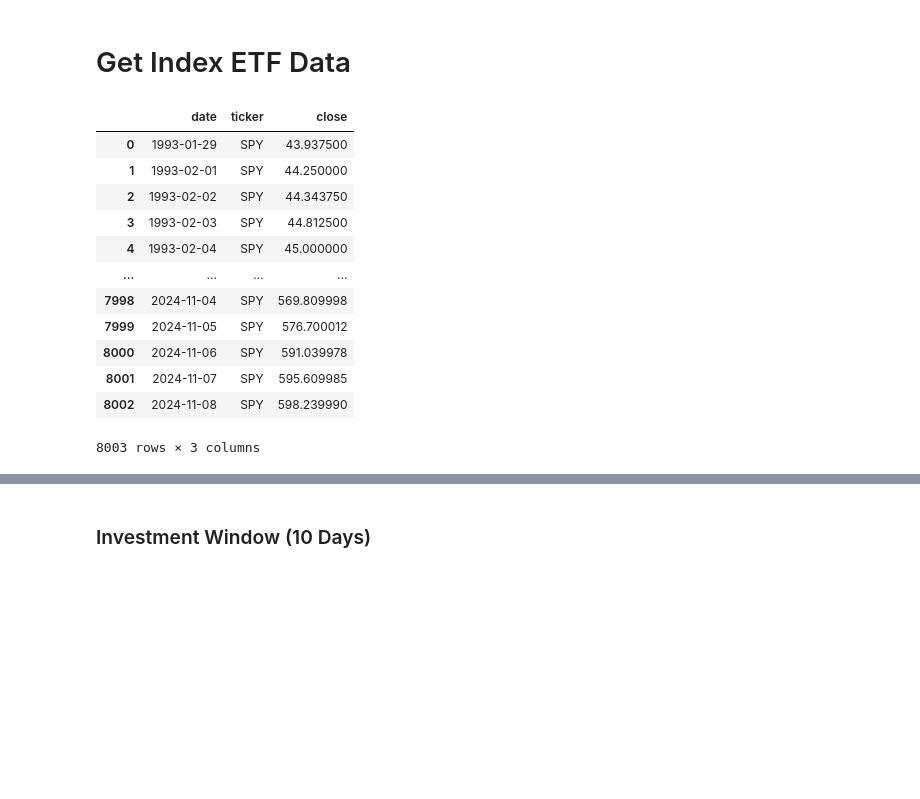
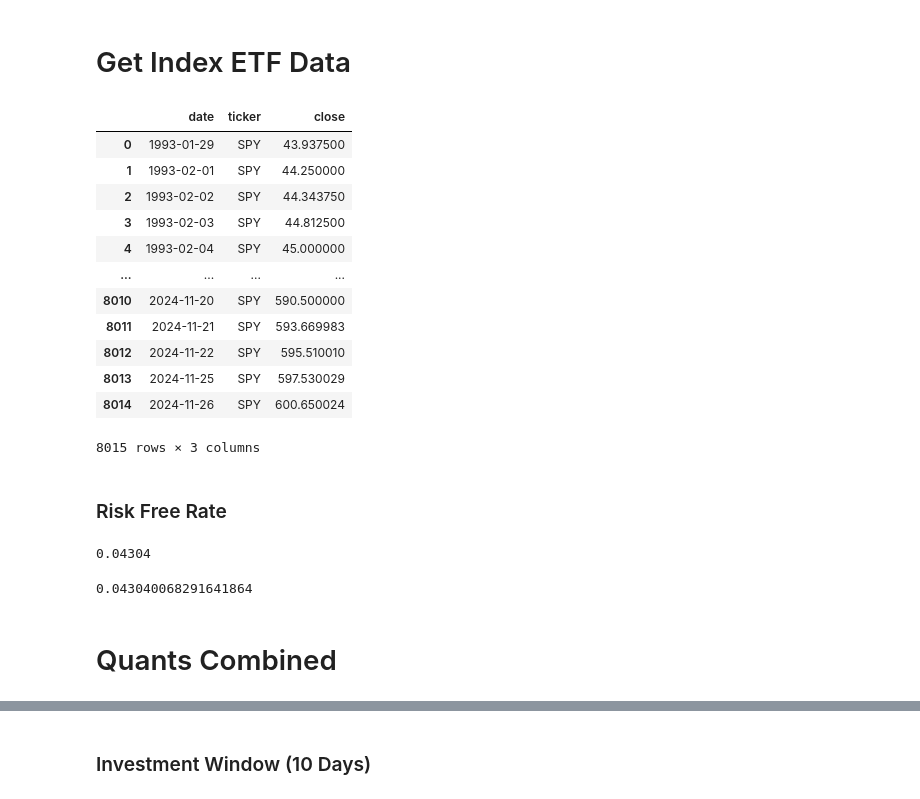
Before and after one commit to will-hill/Ye_Olde_Buy_and_Holde, a Jupyter notebook: Pandas_Expanded.ipynb, the cells around one changed output, grey strips where cells are left out. Saved outputs shown, nothing was run; the diff lists cells and outputs as text; code cells hidden in the pictures; blank space fills up the shorter version.

```diff
--- a/Pandas_Expanded.ipynb
+++ b/Pandas_Expanded.ipynb
@@ -6,38 +4,53 @@ from tqdm import tqdm
 def get_data(tickers: str = None):
     import yfinance as yf
     import pandas as pd
 
     df = yf.download(tickers,
                      period='max',
                      interval='1d',
                      # start="2020-12-01",
                      # end="2023-12-31",
                      group_by="ticker",
                      back_adjust=True,
                      progress=False)
 
     df = df.stack(level=0, future_stack=True).reset_index()
     df.columns = [col.lower() for col in df.columns]
     df = df.dropna()
     df = df[["date", "ticker", "close"]]
     df["date"] = pd.to_datetime(df["date"].dt.date)
     df = df.sort_values(["ticker", "date"], ascending=[True, True])
     df = df.reset_index(drop=True)
     return df
 
-df = get_data(tickers = ['SPY'])
-df
+spy_df = get_data(tickers = ['SPY'])
+spy_df
 # %% [output]
 |  | date | ticker | close |
 | 0 | 1993-01-29 | SPY | 43.937500 |
 | 1 | 1993-02-01 | SPY | 44.250000 |
 | 2 | 1993-02-02 | SPY | 44.343750 |
 | 3 | 1993-02-03 | SPY | 44.812500 |
 | 4 | 1993-02-04 | SPY | 45.000000 |
 | ... | ... | ... | ... |
-| 7998 | 2024-11-04 | SPY | 569.809998 |
-| 7999 | 2024-11-05 | SPY | 576.700012 |
-| 8000 | 2024-11-06 | SPY | 591.039978 |
-| 8001 | 2024-11-07 | SPY | 595.609985 |
-| 8002 | 2024-11-08 | SPY | 598.239990 |
+| 8010 | 2024-11-20 | SPY | 590.500000 |
+| 8011 | 2024-11-21 | SPY | 593.669983 |
+| 8012 | 2024-11-22 | SPY | 595.510010 |
+| 8013 | 2024-11-25 | SPY | 597.530029 |
+| 8014 | 2024-11-26 | SPY | 600.650024 |
-8003 rows × 3 columns
+8015 rows × 3 columns
+# %% [markdown]
+### Risk Free Rate
+# %%
+# 10 year
+0.04304
+# %% [output]
+0.04304
+# %%
+daily_risk_free_rate = 0.0000167222
+
+((1 + daily_risk_free_rate) ** (252*10)) - 1
+# %% [output]
+0.043040068291641864
+# %% [markdown]
+# Quants Combined
```
Also changed, not shown: parts of 52 cells of this notebook, 8 other files.
